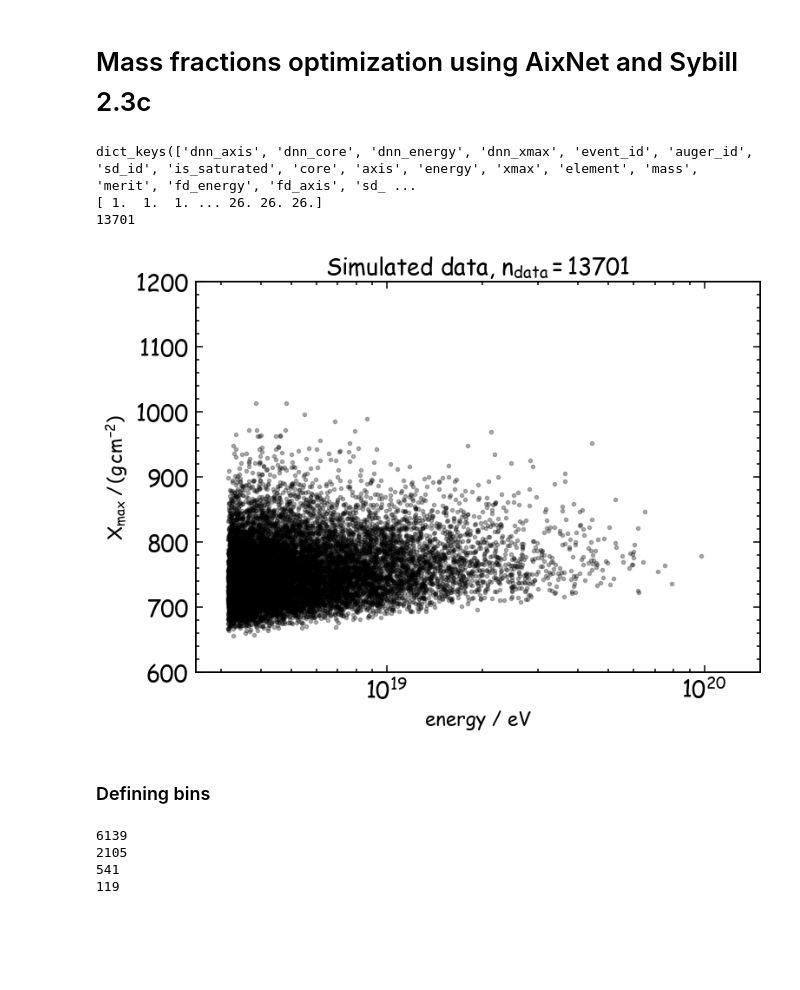
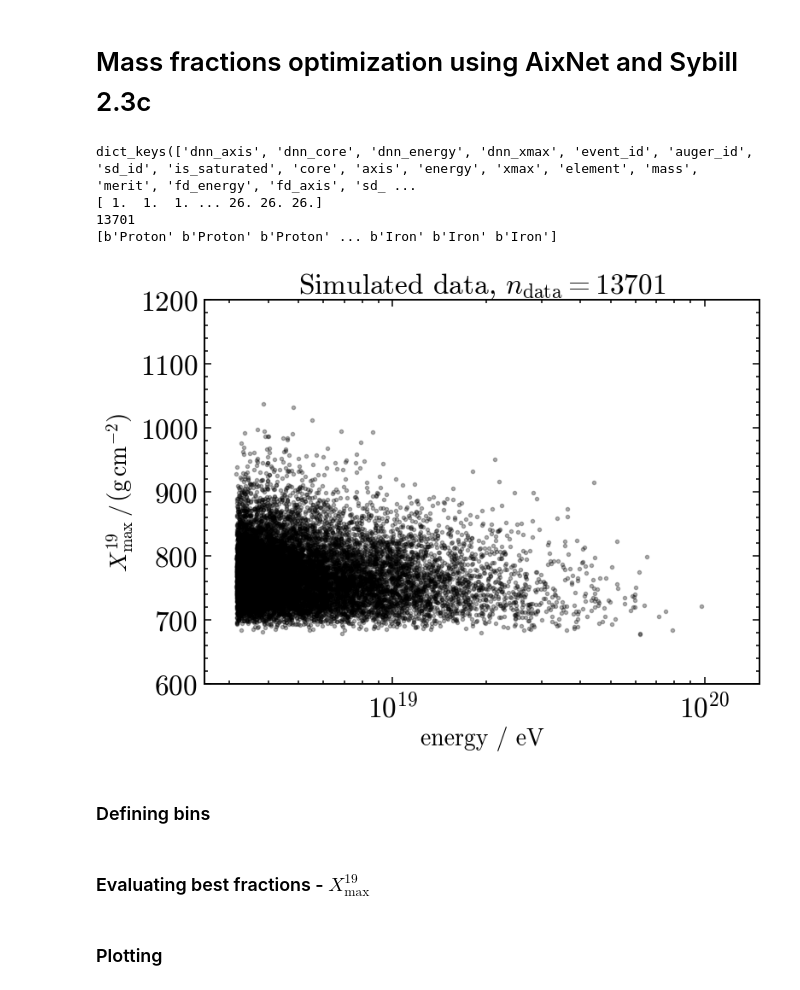
Before and after one commit to paolo-magnani/aixnet_simulations, a Jupyter notebook: optimization.ipynb, the cells around one changed output. Cells and saved outputs as stored; diff of their text form; code cells hidden in the pictures; blank space fills up the shorter version.

```diff
--- a/optimization.ipynb
+++ b/optimization.ipynb
@@ -6,11 +6,6 @@ import matplotlib.pyplot as plt
 from mass_fractions import *
 from simulated_dipole import *
 
-
-plt.rcParams["mathtext.fontset"] = "custom"
-plt.rcParams["mathtext.rm"] = "Comic Sans MS"
-plt.rcParams["mathtext.it"] = "Comic Sans MS:italic"
-plt.rcParams["mathtext.bf"] = "Comic Sans MS:bold"
 
 dd = np.load('simulated_data.npy', allow_pickle=True).item()
 print(dd.keys())
@@ -23,22 +18,25 @@ dd['charge'][np.where(dd['mass']==56)] = 26
 
 print(dd['charge'])
 print(len(dd['charge']))
+print(dd['element'])
+generate_xmax19(dd, 'dnn_xmax', 'energy')
 # %% [output]
 dict_keys(['dnn_axis', 'dnn_core', 'dnn_energy', 'dnn_xmax', 'event_id', 'auger_id', 'sd_id', 'is_saturated', 'core', 'axis', 'energy', 'xmax', 'element', 'mass', 'merit', 'fd_energy', 'fd_axis', 'sd_ ...
 [ 1.  1.  1. ... 26. 26. 26.]
 13701
+[b'Proton' b'Proton' b'Proton' ... b'Iron' b'Iron' b'Iron']
 # %%
 plt.figure(figsize=(10,6))
 # plt.title('Comic Sans!!!')
-plt.title(f'Simulated data, $n_{{data}}={len(dd['energy'])}$')
-plt.scatter(dd['energy']*1e18, dd['dnn_xmax'], alpha=0.3, color='k')
+plt.title(rf'Simulated data, $n_\mathrm{{data}}={len(dd['energy'])}$')
+plt.scatter(dd['energy']*1e18, dd['xmax19'], alpha=0.3, color='k')
 plt.xlabel(r'energy / eV')
-plt.ylabel(r'$X_\mathrm{max} \, \, / \, (g \, cm^{-2})$')
+plt.ylabel(r'$X^{19}_\mathrm{max} \, / \, \mathrm{\left(g \, cm^{-2}\right)}$')
 plt.xscale('log')
 plt.ylim(600, 1200)
 plt.xlim(2.5e18, 150e18)
 plt.show()
 # %% [output]
-[figure, old version]
+[figure, new version]
 # %% [markdown]
 ### Defining bins
@@ -45,17 +59,13 @@ plt.show()
+# %% [markdown]
+### Evaluating best fractions - $X_\mathrm{max}^{19}$
 # %%
-smd = SMD_method()
-
-thres_values = np.linspace(np.min(dd['dnn_xmax']), np.max(dd['dnn_xmax']), 6)
-# print(thres_values)
-results_dict = {'emin': [], 'emax': [], 'light': [], 'heavy': [], 'SMD': []}
-
 for ee in range(len(energies)-1):
     e_min = energies[ee]/1e18
     e_max =energies[ee+1]/1e18
 
     e_mask = (dd['energy']<e_max)&(dd['energy']>=e_min)
     data = dict_cutter(dd, e_mask)
-    print(len(data['sd_id']))
+    # print(len(data['sd_id']))
 
     for i in range(1, len(thres_values) - 2):
         thres_h = thres_values[i]
@@ -63,23 +73,26 @@ for ee in range(len(energies)-1):
         for j in range(i + 1, len(thres_values) - 1):
 
             thres_l = thres_values[j]
-            mask_h = (data['dnn_xmax']<thres_h)
-            mask_l = (data['dnn_xmax']>thres_l)
+            mask_h = (data['xmax19']<thres_h)
+            mask_l = (data['xmax19']>thres_l)
             light_frac = dict_cutter(data, mask_l)
             heavy_frac = dict_cutter(data, mask_h)
 
             value = smd.quantify_SMD(light_frac['energy'], light_frac['charge'], heavy_frac['energy'], heavy_frac['charge'], d_max=1)
+            A_l = np.sum(np.log(light_frac['mass']))
+            A_h = np.sum(np.log(heavy_frac['mass']))
 
             results_dict['emin'].append(e_min)
             results_dict['emax'].append(e_max)
             results_dict['light'].append(thres_l)
             results_dict['heavy'].append(thres_h)
             results_dict['SMD'].append(value)
-
+            results_dict['N_light'].append(len(light_frac['xmax19']))
+            results_dict['N_heavy'].append(len(heavy_frac['xmax19']))
+            results_dict['N_tot'].append(len(data['xmax19']))
+            results_dict['lnA_light'].append(A_l/len(data['xmax19']))
+            results_dict['lnA_heavy'].append(A_h/len(data['xmax19']))
             # print(thres_h, thres_l, value)
-# %% [output]
-6139
-2105
-541
-119
+# %% [markdown]
+### Plotting
 # %%
```
Also changed, not shown: parts of 2 cells of this notebook, 4 other files.
